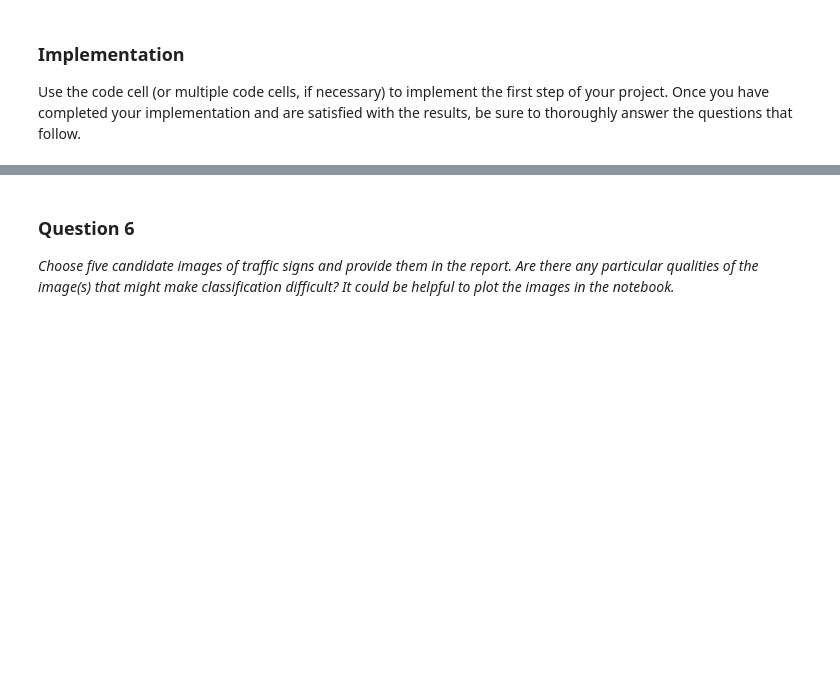
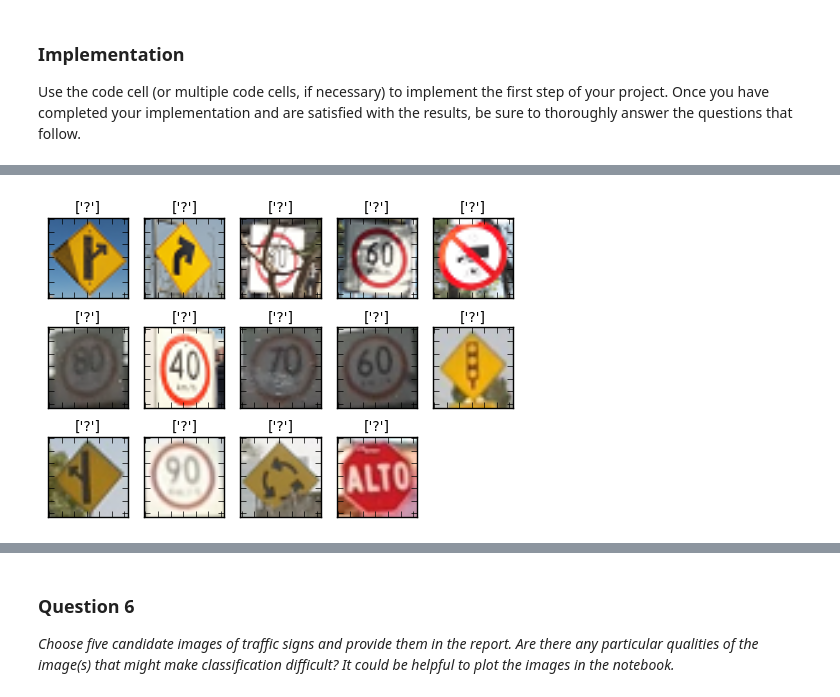
Before and after one commit to KiqueGar/CarND-Traffic-Sign-Classifier-Project, a Jupyter notebook: Traffic_Sign_Classifier.ipynb, the cells around one changed output, grey strips where cells are left out. Saved outputs shown, nothing was run; the diff lists cells and outputs as text; code cells hidden in the pictures; blank space fills up the shorter version.

```diff
--- a/Traffic_Sign_Classifier.ipynb
+++ b/Traffic_Sign_Classifier.ipynb
@@ -671,0 +786,19 @@ Use the code cell (or multiple code cells, if necessary) to implement the first
+# %%
+#Test with mexican signs
+
+mex_images=np.array([np.array(mpimg.imread("mexican/"+file)) for file in os.listdir("mexican")])
+correct_labels_mx=[36,33,3,3,16, 5,99,4,3,26, 37,99,40,14]
+unknown_lbl=[]
+for i in range(len(own_images)):
+    unknown_lbl.append('?')
+#print(own_images[0])
+show_extra(len(mex_images), mex_images, unknown_lbl)
+
+mex_proc=[]
+for i in range(len(mex_images)):
+    mex_proc.append(mex_images[i] - 0.5*np.max(mex_images[i]))
+    mex_proc[i]*=255
+
+#show_extra(len(mex_proc), mex_proc, unknown_lbl)
+# %% [output]
+[figure, added]
```
Also changed, not shown: parts of 30 cells of this notebook, 34 other files.
